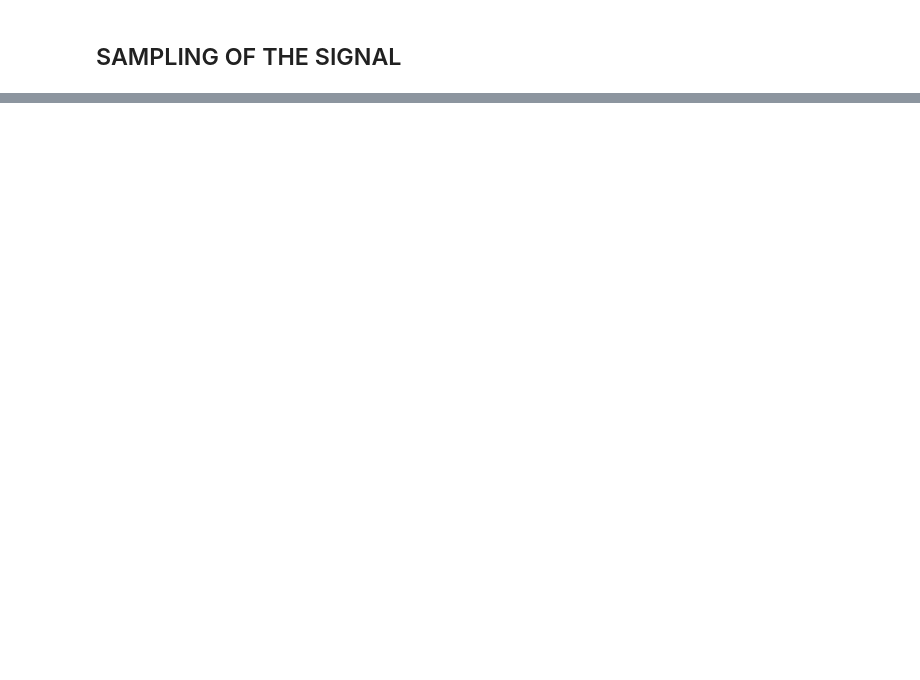
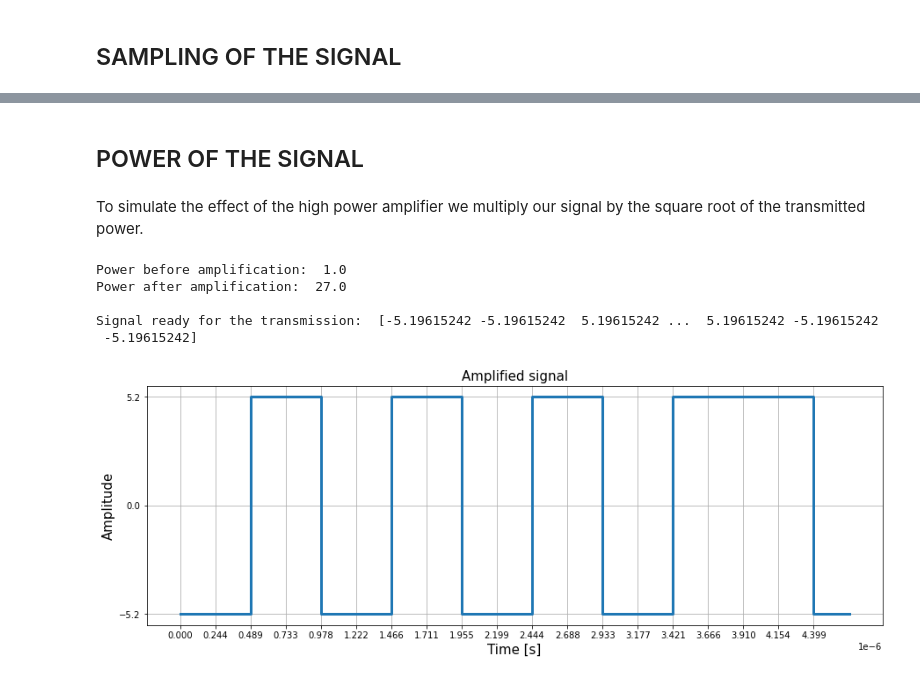
Before and after one commit to mattiasandri/usertransmitter, a Jupyter notebook: main.ipynb, the cells around one changed output, grey strips where cells are left out. Saved outputs shown, nothing was run; the diff lists cells and outputs as text; code cells hidden in the pictures; blank space fills up the shorter version.

Commit message:
main file and fucntions modified

```diff
--- a/main.ipynb
+++ b/main.ipynb
@@ -64,7 +66,7 @@ Now we need to create the messages, and we store them into a matrix. Each row of
 # %%
 #we create the empty matrix that will contain all the packets (each row of the matrix is a packet). Each packet
 #has a length of 80 bits
-packets_matrix = np.zeros(shape=(num_packets, 80), dtype=np.uint8)
+packets_matrix = np.zeros(shape=(num_packets, 80), dtype=np.int8)
 # print(packets_matrix)
 
 #each row of the file is added to a list called N_ACK. Based on the value of the GOOD column, either a ACK or
@@ -84,8 +86,15 @@ for i in range(len(N_ACK)-1):
         msg=createMessageNACK(settings['SYNCpattern'],settings['SV_PRN_ID'],int(N_ACK[i+1][0]))
     packets_matrix[i] = msg
 
+#packets_matrix = packets_matrix.astype(np.int)
 print("\nMatrix of packets:")
 print(packets_matrix)
+
+# #In order to preserve this matrix and work with other matrices (that are going to be modified by the behaviour of
+# #python, completely different from c++ for example, we copy the original matrix and we are going to work with
+# #the copy. Even if the copy is modified, it is not a big deal
+
+# packets_matrix_copy = np.copy(packets_matrix)
 # %% [output]
 Matrix of packets:
 [[0 1 0 1 1 0 0 0 0 0 0 0 0 0 0 1 0 0 0 0 1 1 1 1 1 1 1 1 1 1 1 1 1 1 1 0
@@ -271,0 +261,3 @@ The following step consists in sampling the signal. The sampling frequency, cont
+# %%
+#the function returns the sampled signal and also the corresponding time vector
+modulated_sampled, t_sampled = sampling(modulated, settings['fSampling'], 0.5*(1/settings['chipRate']))
@@ -271,0 +272,14 @@ The following step consists in sampling the signal. The sampling frequency, cont
+# %% [markdown]
+## POWER OF THE SIGNAL
+# %% [markdown]
+To simulate the effect of the high power amplifier we multiply our signal by the square root of the transmitted power.
+# %%
+signal_to_tx = hpa(modulated_sampled, t_sampled, settings['transmittedPower'])
+print("\nSignal ready for the transmission: ", signal_to_tx)
+# %% [output]
+Power before amplification:  1.0
+Power after amplification:  27.0
+
+Signal ready for the transmission:  [-5.19615242 -5.19615242  5.19615242 ...  5.19615242 -5.19615242
+ -5.19615242]
+[figure, added]
```
Also changed, not shown: parts of 23 cells of this notebook, 1 other file.
